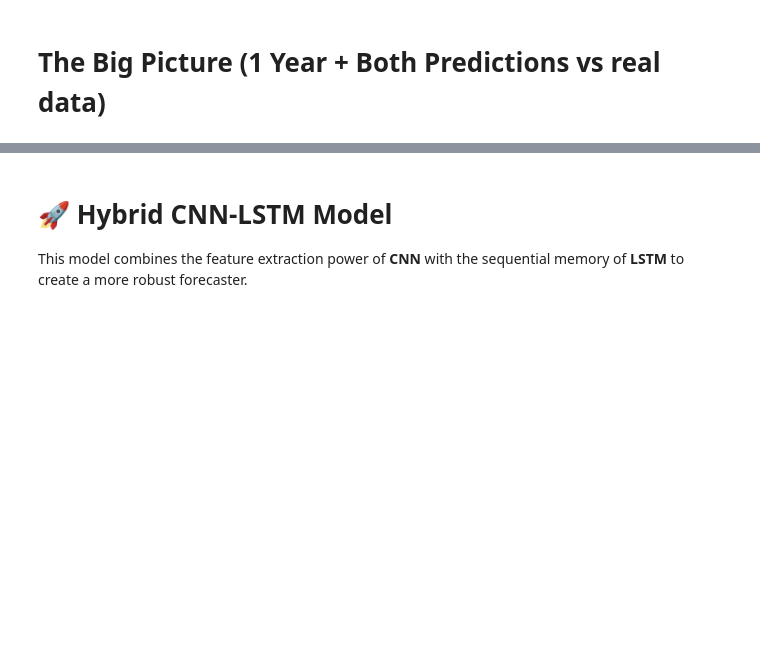
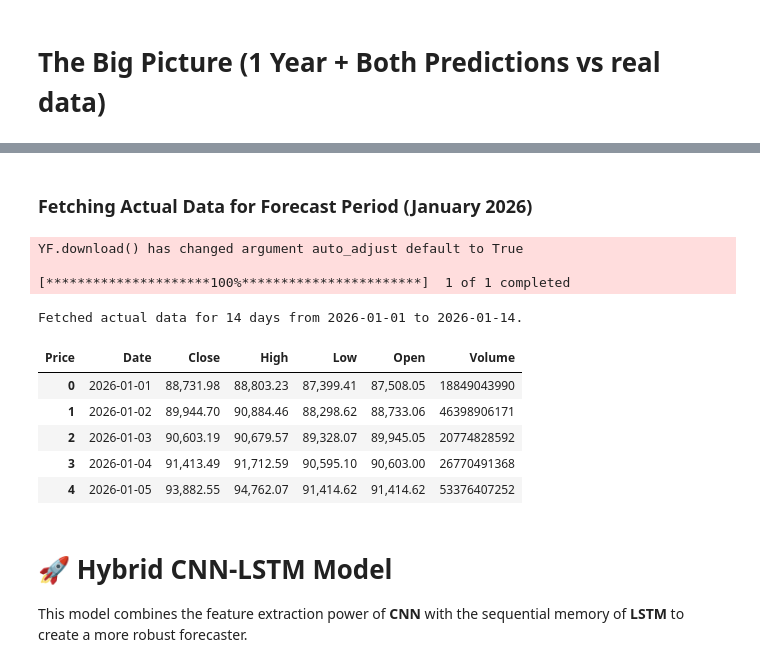
Before and after one commit to LeoSuzu/Bitcoin_Analysis_And_Prediction, a Jupyter notebook: Bitcoin_prediction_LSTM_CSS/bitcoin_predict_LSTM_CNN.ipynb, the cells around one changed output, grey strips where cells are left out. Drawn from its saved outputs; the diff is of its cells as text; code cells hidden in the pictures; blank space fills up the shorter version.

```diff
--- a/Bitcoin_prediction_LSTM_CSS/bitcoin_predict_LSTM_CNN.ipynb
+++ b/Bitcoin_prediction_LSTM_CSS/bitcoin_predict_LSTM_CNN.ipynb
@@ -982,6 +979,40 @@ fig_big_battle.update_layout(
 fig_big_battle.show()
 # %% [output]
 [interactive output not drawn]
+# %% [markdown]
+### Fetching Actual Data for Forecast Period (January 2026)
+# %%
+# 1. Determine the start and end dates for fetching actual data
+last_historical_date = main_df['Date'].iloc[-1]
+forecast_start_date = last_historical_date + pd.Timedelta(days=1)
+forecast_end_date = forecast_start_date + pd.Timedelta(days=forecast_days - 1)
+
+# 2. Fetch actual data for the forecast period
+actual_data = yf.download('BTC-USD', start=forecast_start_date, end=forecast_end_date + pd.Timedelta(days=1)) # Adding 1 day to end to ensure inclusive range
+
+# Reset index and clean column names if needed
+actual_data.reset_index(inplace=True)
+if isinstance(actual_data.columns, pd.MultiIndex):
+    actual_data.columns = actual_data.columns.droplevel(1)
+
+# Ensure 'Date' and 'Close' columns exist
+if 'Date' not in actual_data.columns or 'Close' not in actual_data.columns:
+    print("Error: 'Date' or 'Close' column not found in fetched actual data.")
+else:
+    actual_data['Date'] = pd.to_datetime(actual_data['Date'])
+    print(f"Fetched actual data for {len(actual_data)} days from {forecast_start_date.strftime('%Y-%m-%d')} to {forecast_end_date.strftime('%Y-%m-%d')}.")
+    display(actual_data.head())
+# %% [output]
+YF.download() has changed argument auto_adjust default to True
+
+[*********************100%***********************]  1 of 1 completed
+Fetched actual data for 14 days from 2026-01-01 to 2026-01-14.
+| Price | Date | Close | High | Low | Open | Volume |
+| 0 | 2026-01-01 | 88,731.98 | 88,803.23 | 87,399.41 | 87,508.05 | 18849043990 |
+| 1 | 2026-01-02 | 89,944.70 | 90,884.46 | 88,298.62 | 88,733.06 | 46398906171 |
+| 2 | 2026-01-03 | 90,603.19 | 90,679.57 | 89,328.07 | 89,945.05 | 20774828592 |
+| 3 | 2026-01-04 | 91,413.49 | 91,712.59 | 90,595.10 | 90,603.00 | 26770491368 |
+| 4 | 2026-01-05 | 93,882.55 | 94,762.07 | 91,414.62 | 91,414.62 | 53376407252 |
 # %% [markdown]
 # 🚀 Hybrid CNN-LSTM Model
 
```
Also changed, not shown: parts of 11 cells of this notebook.
